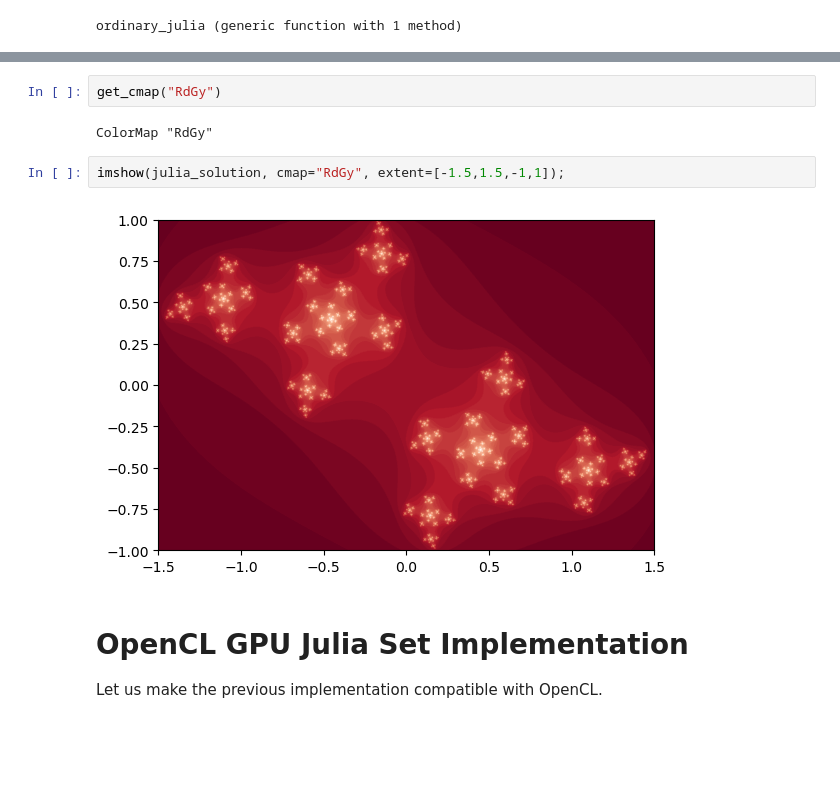
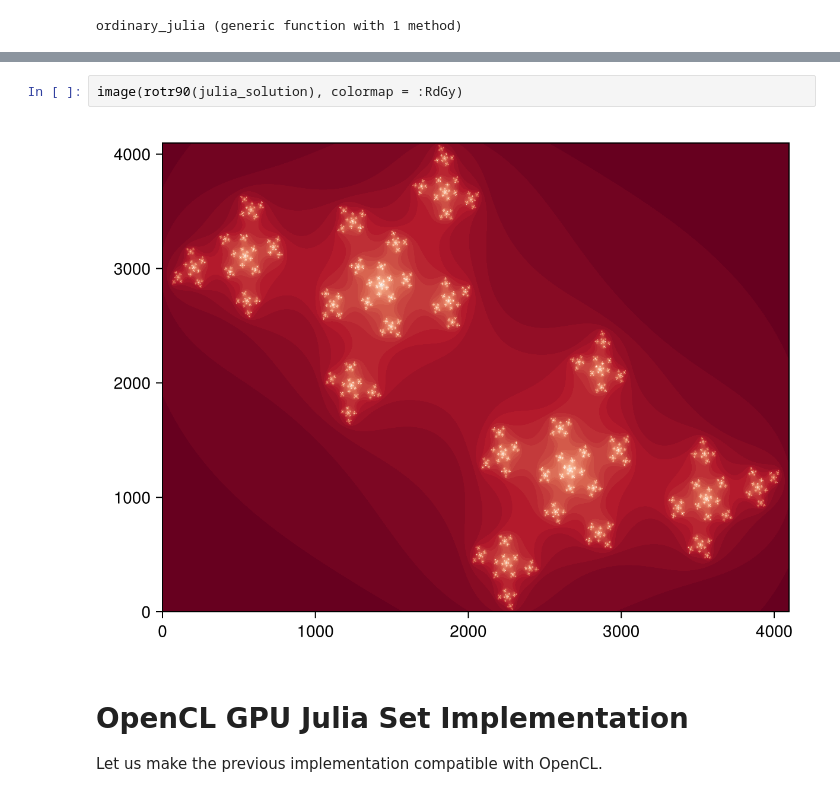
Before and after one commit to JuliaGPU/OpenCL.jl, a Jupyter notebook: examples/notebooks/julia_set_fractal.ipynb, the cells around one changed output, grey strips where cells are left out. Saved outputs shown, nothing was run; the diff lists cells and outputs as text; blank space fills up the shorter version.

```diff
--- a/examples/notebooks/julia_set_fractal.ipynb
+++ b/examples/notebooks/julia_set_fractal.ipynb
@@ -49,11 +49,7 @@ ordinary_julia (generic function with 1 method)
-# %%
-get_cmap("RdGy")
-# %% [output]
-ColorMap "RdGy"
-# %%
-imshow(julia_solution, cmap="RdGy", extent=[-1.5,1.5,-1,1]);
-# %% [output]
-[figure, removed]
+# %%
+image(rotr90(julia_solution), colormap = :RdGy)
+# %% [output]
+[figure, added]
 # %% [markdown]
 # OpenCL GPU Julia Set Implementation
 
```
Also changed, not shown: parts of 4 cells of this notebook, 4 other files.
